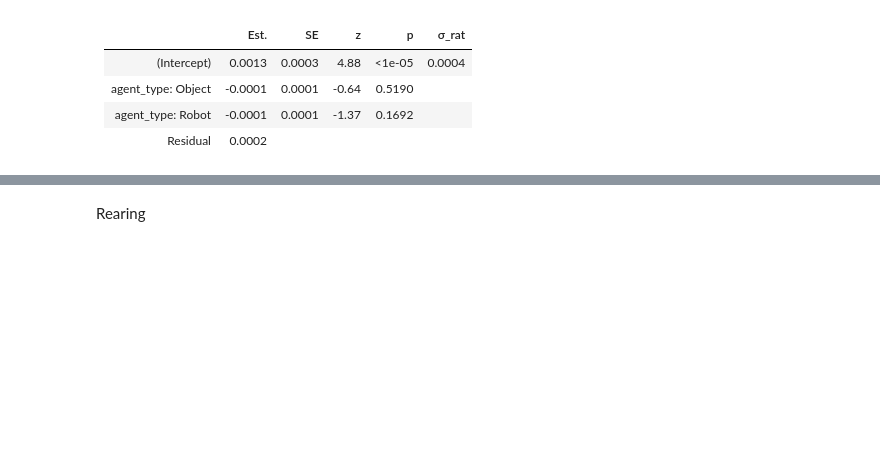
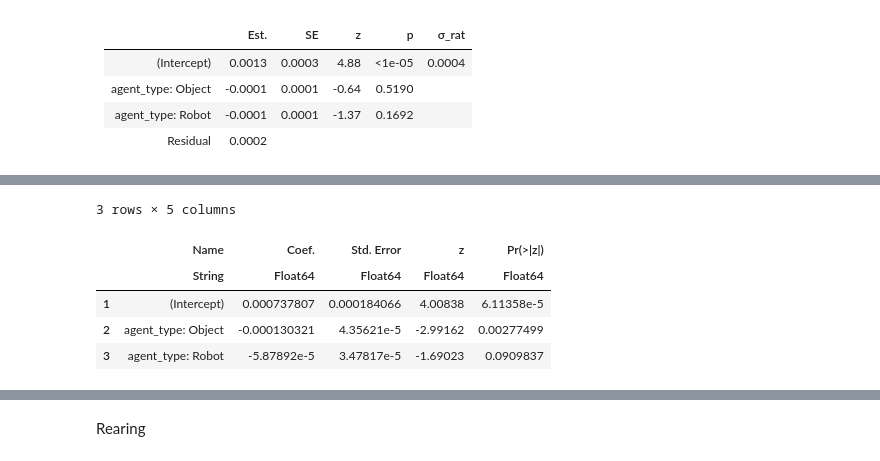
Before and after one commit to chiba-lab/ROIexperiment, a Jupyter notebook: fband_hypotheses.ipynb, the cells around one changed output, grey strips where cells are left out. Saved outputs shown, nothing was run; the diff lists cells and outputs as text; code cells hidden in the pictures; blank space fills up the shorter version.

```diff
--- a/fband_hypotheses.ipynb
+++ b/fband_hypotheses.ipynb
@@ -156,3 +197,7 @@ fm1 = fit(MixedModel, fm, hyposub, contrasts = Dict(:agent_type => DummyCoding(;
 | agent_type: Object | -0.0001 | 0.0001 | -0.64 | 0.5190 |        |
 | agent_type: Robot  | -0.0001 | 0.0001 | -1.37 | 0.1692 |        |
 | Residual           |  0.0002 |        |       |        |        |
+# %%
+using GLM
+fm = @formula(beta ~ 0 + agent_type)
+fm1 = fit(LinearModel, fm, hyposub)# contrasts = Dict(:agent_type => DummyCoding(; base = "Rat")))
@@ -159,3 +217,12 @@ fm1 = fit(MixedModel, fm, hyposub, contrasts = Dict(:agent_type => DummyCoding(;
+# %%
+DataFrame(coeftable(fm1))
+# %% [output]
+3 rows × 5 columns
+|  | Name | Coef. | Std. Error | z | Pr(>|z|) |
+|  | String | Float64 | Float64 | Float64 | Float64 |
+| 1 | (Intercept) | 0.000737807 | 0.000184066 | 4.00838 | 6.11358e-5 |
+| 2 | agent_type: Object | -0.000130321 | 4.35621e-5 | -2.99162 | 0.00277499 |
+| 3 | agent_type: Robot | -5.87892e-5 | 3.47817e-5 | -1.69023 | 0.0909837 |
 # %%
 #high gamma
 fm = @formula(gamma_high ~ 1 + agent_type * 1 + (1 | rat))
```
Also changed, not shown: parts of 8 cells of this notebook.
